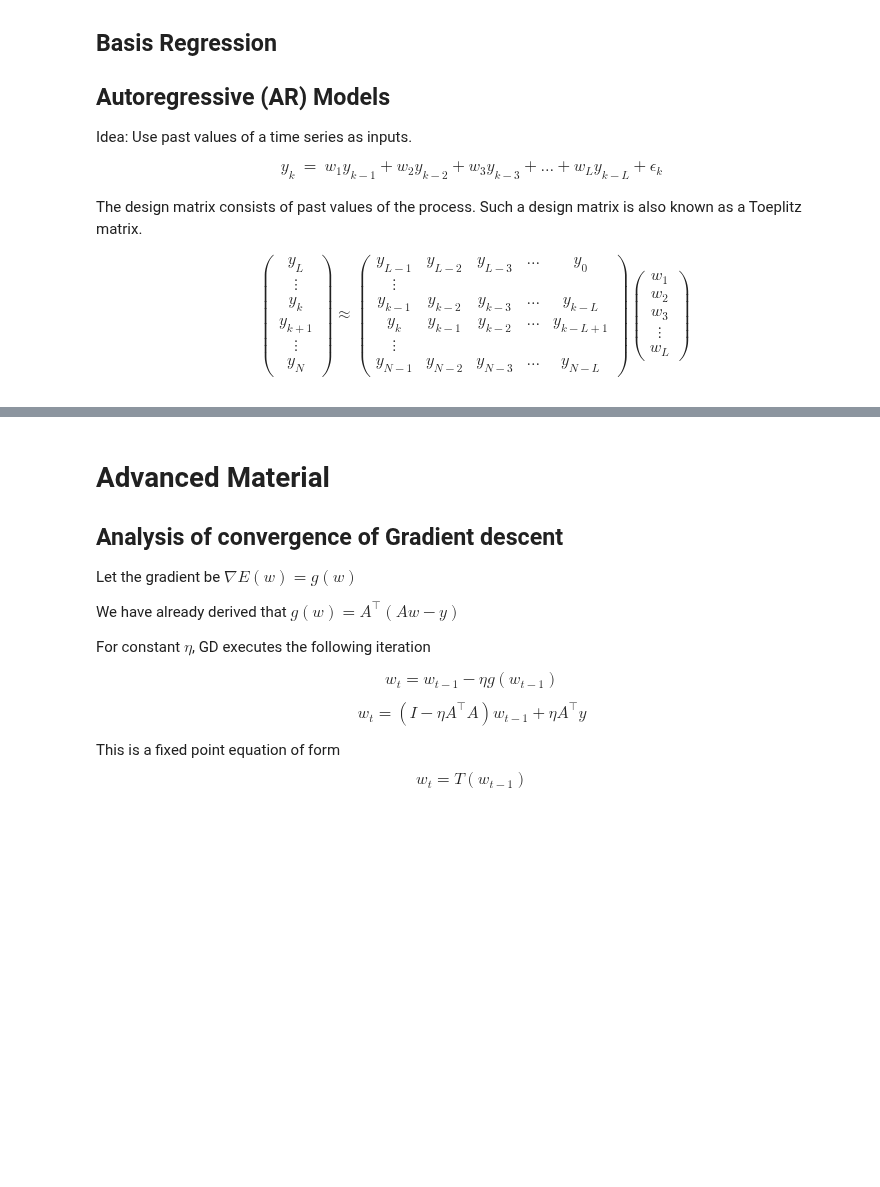
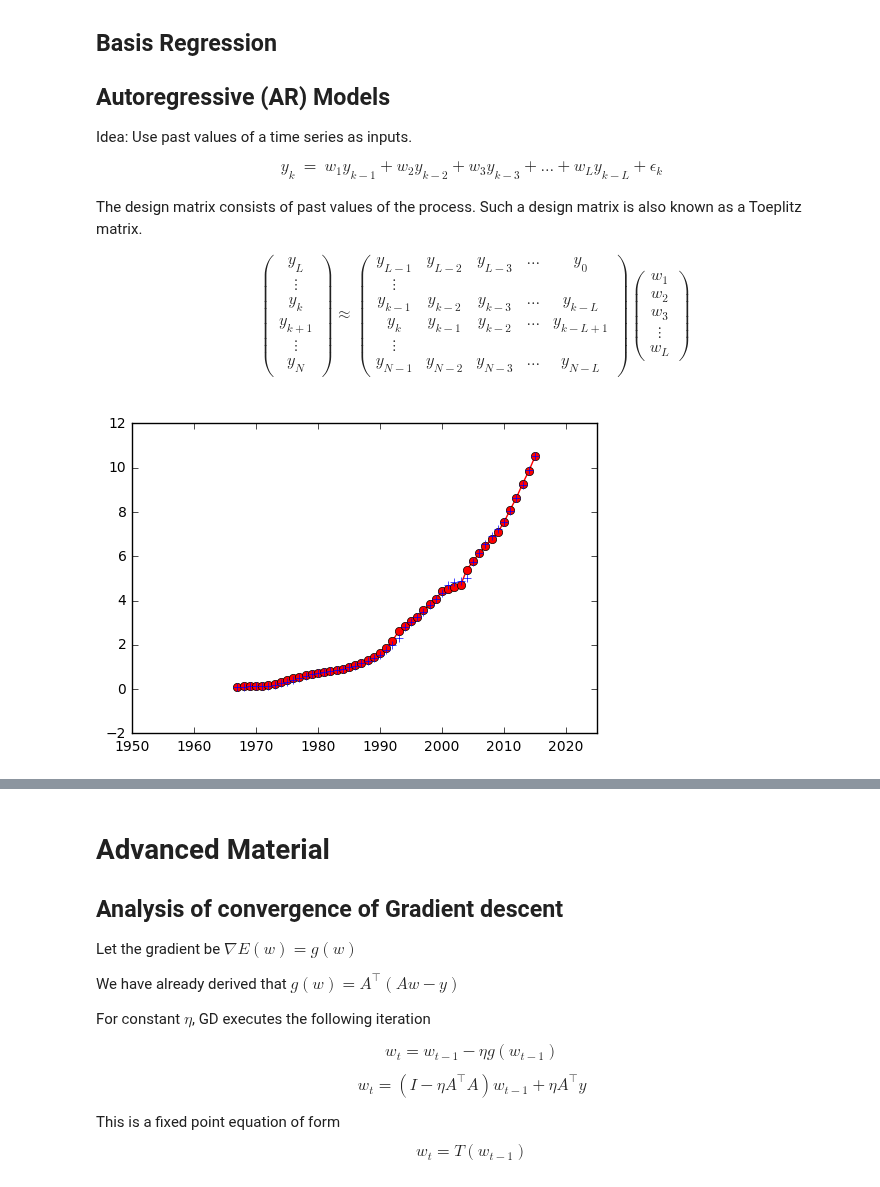
Before and after one commit to atcemgil/notes, a Jupyter notebook: Regression.ipynb, the cells around one changed output, grey strips where cells are left out. Drawn from its saved outputs; the diff is of its cells as text; code cells hidden in the pictures; blank space fills up the shorter version.

```diff
--- a/Regression.ipynb
+++ b/Regression.ipynb
@@ -629,35 +635,41 @@ import scipy.linalg as la
 
 # Order
 L = 1
 
 BaseYear = 1995
 x = np.matrix(df_arac.Year[0:]).T-BaseYear
-y = np.matrix(df_arac.Car[0:]).T/1000000
+y = np.matrix(df_arac.Car[0:]).T/1000000.
 
 
 def AR_model(y,L):
     N = len(y) - L
     A = np.hstack((np.matrix(y[L-i:L-i+N]) for i in range(1,L+1) ))
     yy = np.matrix(y[L:(L+N+1)])
     return A, yy
 
 def make_AR_model(y, L):
     B = la.toeplitz(y[:-1], y[0:L])
     AA = B[L-1:,:]
     yy = y[L:]
     return AA, yy
 
 A,yy = AR_model(y, L)
 #plt.imshow(A, interpolation='nearest')
 # Solve the least squares problem
 w_ls,E,rank,sigma = np.linalg.lstsq(A, yy)
 
 f = A*w_ls
 
-plt.figure(figsize=(14,8))
+#plt.figure(figsize=(14,8))
 plt.plot(x[L:]+BaseYear, yy, 'o-r')
 plt.plot(x[L:]+BaseYear, f, '+b')
+
+plt.gca().set_ylim((-2,12))
+plt.gca().set_xlim((1950,2025))
+
 plt.show()
+# %% [output]
+[figure, added]
 # %%
 y = np.mat([1,2,3,4,5,6,7]).T
 
```
Also changed, not shown: parts of 9 cells of this notebook, 8 other files.
